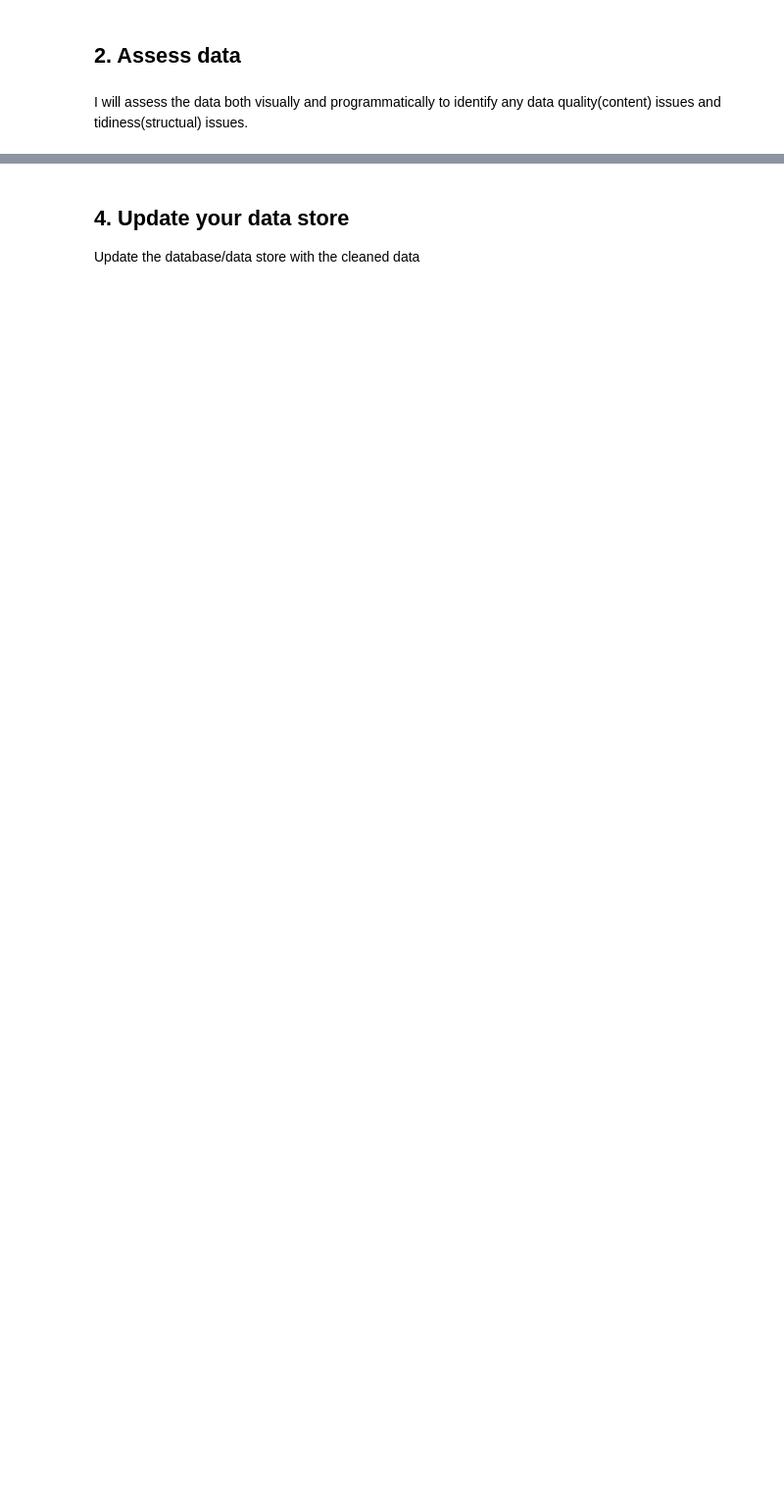
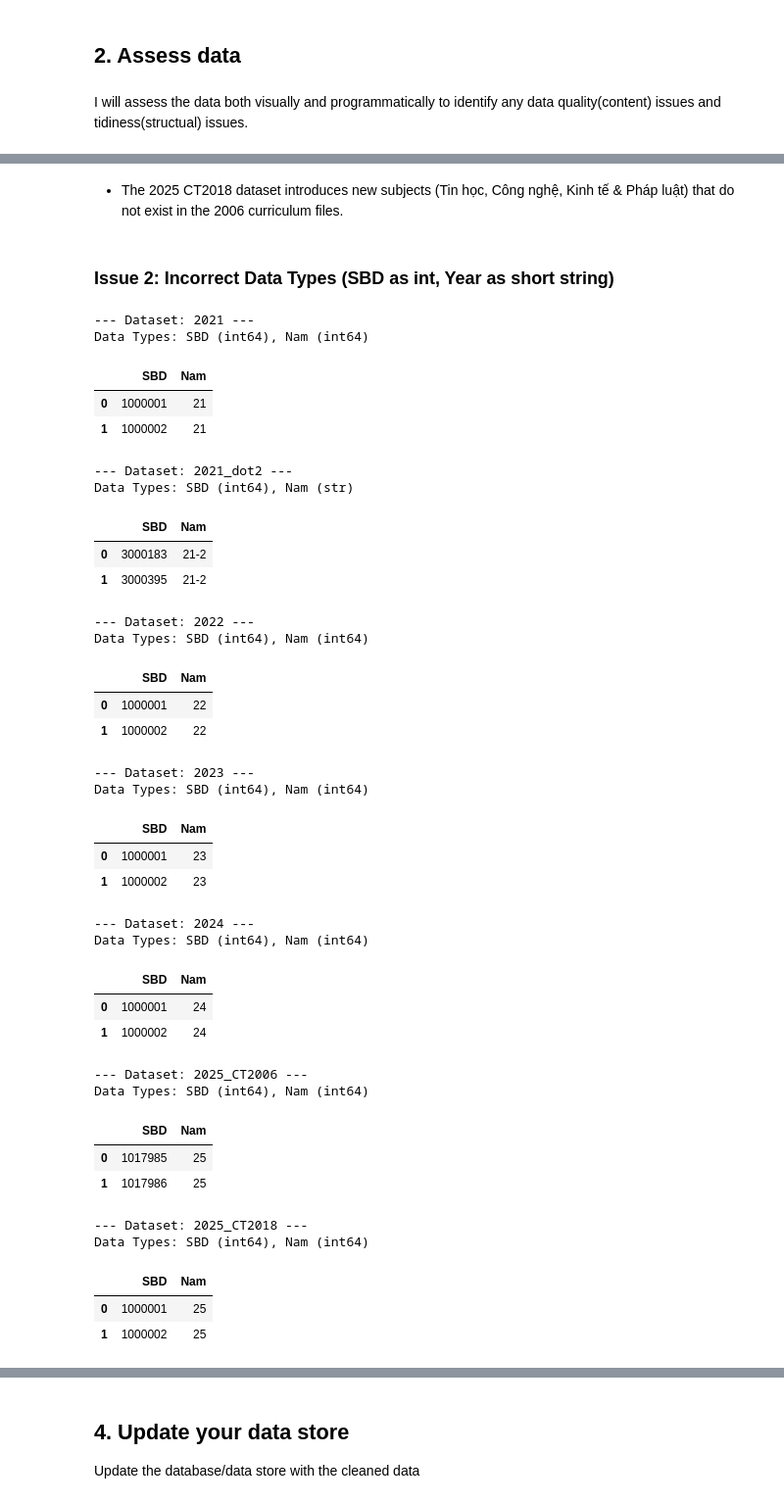
Before and after one commit to trnghuybru/data_analysis, a Jupyter notebook: my_Project.ipynb, the cells around one changed output, grey strips where cells are left out. Shown at 98% size. Cells and saved outputs as stored; diff of their text form; code cells hidden in the pictures; blank space fills up the shorter version.

```diff
--- a/my_Project.ipynb
+++ b/my_Project.ipynb
@@ -524,6 +79,0 @@ None
-# %%
-# Visual inspection
-for year, df in dfs.items():
-    print(f"\n--- {year} ---")
-    display(df.head(2))
-    print(df.info())
@@ -712,5 +79,0 @@ Convert 'sbd' columns to string objects and pad them to a standard length (typic
-# %%
-for key, df in clean_dfs.items():
-    if 'sbd' in df.columns:
-        # Convert to string and pad with zeros to 8 digits
-        df['sbd'] = df['sbd'].astype(str).str.zfill(8)
@@ -725,8 +79,0 @@ Label each dataset with its exam 'year' and 'program' (old vs new) before mergin
-# %%
-all_cleaned = []
-for key, df in clean_dfs.items():
-    df['year'] = key.split('_')[0]
-    df['program'] = 'new' if 'moi' in key else 'old'
-    all_cleaned.append(df)
-
-master_df = pd.concat(all_cleaned, ignore_index=True)
@@ -757,0 +82,6 @@ Cleaning the column set and data types ensures a reliable, anonymized dataset op
+# %%
+# Inspecting column names across different years
+for year, df in dfs_historical.items():
+    print(f"Year {year} columns: {df.columns.tolist()[:]}")
+print(f"2025 CT2006 columns: {df_2025_old.columns.tolist()[:]}")
+print(f"2025 CT2018 columns: {df_2025_new.columns.tolist()[:]}")
@@ -757,0 +98,49 @@ Cleaning the column set and data types ensures a reliable, anonymized dataset op
+# %% [markdown]
+- The 2025 CT2018 dataset introduces new subjects (Tin học, Công nghệ, Kinh tế & Pháp luật) that do not exist in the 2006 curriculum files.
+# %% [markdown]
+### Issue 2: Incorrect Data Types (SBD as int, Year as short string)
+# %%
+# Check data types and samples for ALL available datasets
+all_dfs = {**dfs_historical, '2025_CT2006': df_2025_old, '2025_CT2018': df_2025_new}
+
+for name, df in all_dfs.items():
+    print(f"--- Dataset: {name} ---")
+    print(f"Data Types: SBD ({df['SBD'].dtype}), Nam ({df['Nam'].dtype})")
+    display(df[['SBD', 'Nam']].head(2))
+    print("\n")
+# %% [output]
+--- Dataset: 2021 ---
+Data Types: SBD (int64), Nam (int64)
+|  | SBD | Nam |
+| 0 | 1000001 | 21 |
+| 1 | 1000002 | 21 |
+--- Dataset: 2021_dot2 ---
+Data Types: SBD (int64), Nam (str)
+|  | SBD | Nam |
+| 0 | 3000183 | 21-2 |
+| 1 | 3000395 | 21-2 |
+--- Dataset: 2022 ---
+Data Types: SBD (int64), Nam (int64)
+|  | SBD | Nam |
+| 0 | 1000001 | 22 |
+| 1 | 1000002 | 22 |
+--- Dataset: 2023 ---
+Data Types: SBD (int64), Nam (int64)
+|  | SBD | Nam |
+| 0 | 1000001 | 23 |
+| 1 | 1000002 | 23 |
+--- Dataset: 2024 ---
+Data Types: SBD (int64), Nam (int64)
+|  | SBD | Nam |
+| 0 | 1000001 | 24 |
+| 1 | 1000002 | 24 |
+--- Dataset: 2025_CT2006 ---
+Data Types: SBD (int64), Nam (int64)
+|  | SBD | Nam |
+| 0 | 1017985 | 25 |
+| 1 | 1017986 | 25 |
+--- Dataset: 2025_CT2018 ---
+Data Types: SBD (int64), Nam (int64)
+|  | SBD | Nam |
+| 0 | 1000001 | 25 |
+| 1 | 1000002 | 25 |
```
Also changed, not shown: parts of 115 cells of this notebook.
